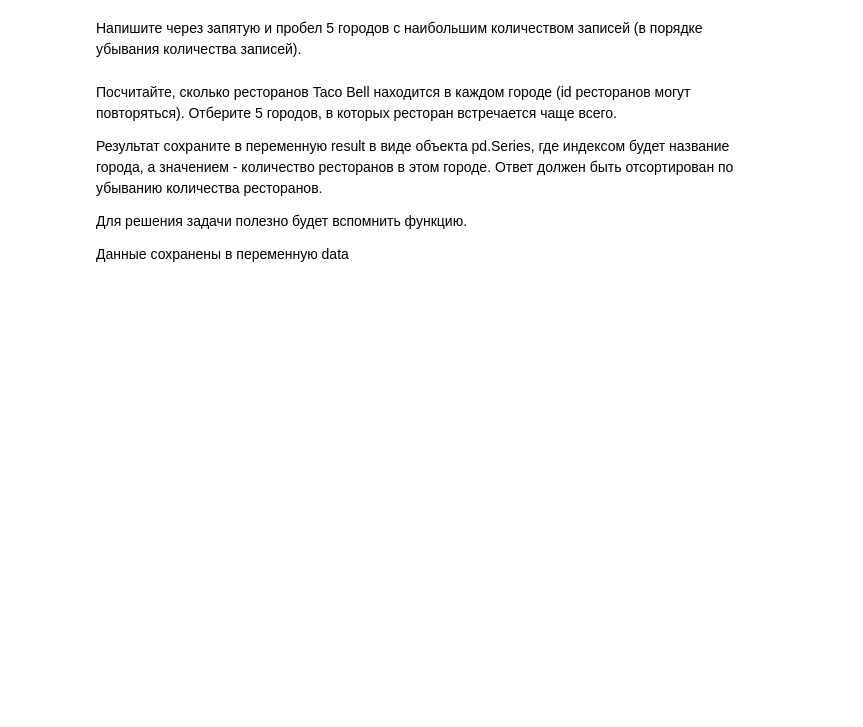
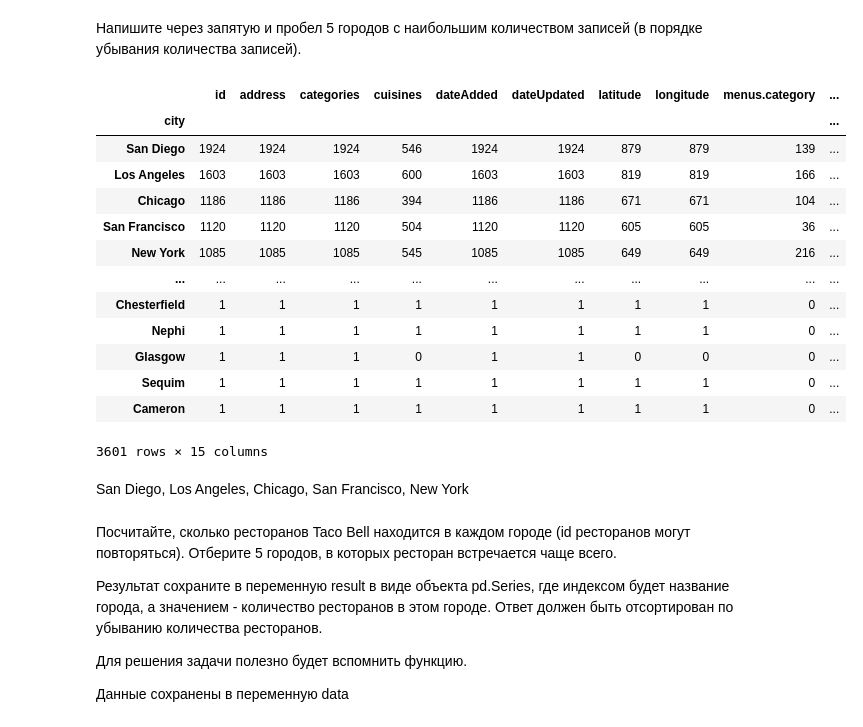
Before and after one commit to Tasiaka/karpov-jupyter, a Jupyter notebook: exercise/5-exe.ipynb, the cells around one changed output. Drawn from its saved outputs; the diff is of its cells as text; code cells hidden in the pictures; blank space fills up the shorter version.

```diff
--- a/exercise/5-exe.ipynb
+++ b/exercise/5-exe.ipynb
@@ -80,3 +80,8 @@ Index([40483, 52930, 52931, 52932, 52933, 52934, 52935, 52936, 52937, 52938,
 Укажите индексы этих заведений через запятую и пробел в порядке возрастания.
 
 10011, 11356, 24461, 31679
+# %%
+import pandas as pd
+df = pd.read_csv("../data/5-data.csv")
+
+df[(df["name"] == "Taco Bell" )& (df["city"] == "California")].index
@@ -110,6 +131,30 @@ result
 Верно! df['categories'] отбирает одну колонку и возвращает Series, таков синтаксис. Но df[['categories']] (обратите внимание на две скобки!) создан, чтобы возвращать множество колонок. Поскольку Series хранит только одну колонку, результатом не может быть Series. В итоге синтаксис через две скобки возвращает pd.DataFrame
 # %% [markdown]
 Напишите через запятую и пробел 5 городов с наибольшим количеством записей (в порядке убывания количества записей).
+# %%
+import numpy as np
+result = df.groupby("city").count().sort_values("id",ascending=False)
+
+result
+
+# df
+# %% [output]
+|  | id | address | categories | cuisines | dateAdded | dateUpdated | latitude | longitude | menus.category | ... |
+| city |  |  |  |  |  |  |  |  |  | ... |
+| San Diego | 1924 | 1924 | 1924 | 546 | 1924 | 1924 | 879 | 879 | 139 | ... |
+| Los Angeles | 1603 | 1603 | 1603 | 600 | 1603 | 1603 | 819 | 819 | 166 | ... |
+| Chicago | 1186 | 1186 | 1186 | 394 | 1186 | 1186 | 671 | 671 | 104 | ... |
+| San Francisco | 1120 | 1120 | 1120 | 504 | 1120 | 1120 | 605 | 605 | 36 | ... |
+| New York | 1085 | 1085 | 1085 | 545 | 1085 | 1085 | 649 | 649 | 216 | ... |
+| ... | ... | ... | ... | ... | ... | ... | ... | ... | ... | ... |
+| Chesterfield | 1 | 1 | 1 | 1 | 1 | 1 | 1 | 1 | 0 | ... |
+| Nephi | 1 | 1 | 1 | 1 | 1 | 1 | 1 | 1 | 0 | ... |
+| Glasgow | 1 | 1 | 1 | 0 | 1 | 1 | 0 | 0 | 0 | ... |
+| Sequim | 1 | 1 | 1 | 1 | 1 | 1 | 1 | 1 | 0 | ... |
+| Cameron | 1 | 1 | 1 | 1 | 1 | 1 | 1 | 1 | 0 | ... |
+3601 rows × 15 columns
+# %% [markdown]
+San Diego, Los Angeles, Chicago, San Francisco, New York
 # %% [markdown]
 Посчитайте, сколько ресторанов Taco Bell находится в каждом городе (id ресторанов могут повторяться). Отберите 5 городов, в которых ресторан встречается чаще всего.
 
```
Also changed, not shown: parts of 13 cells of this notebook, 5 other files.
